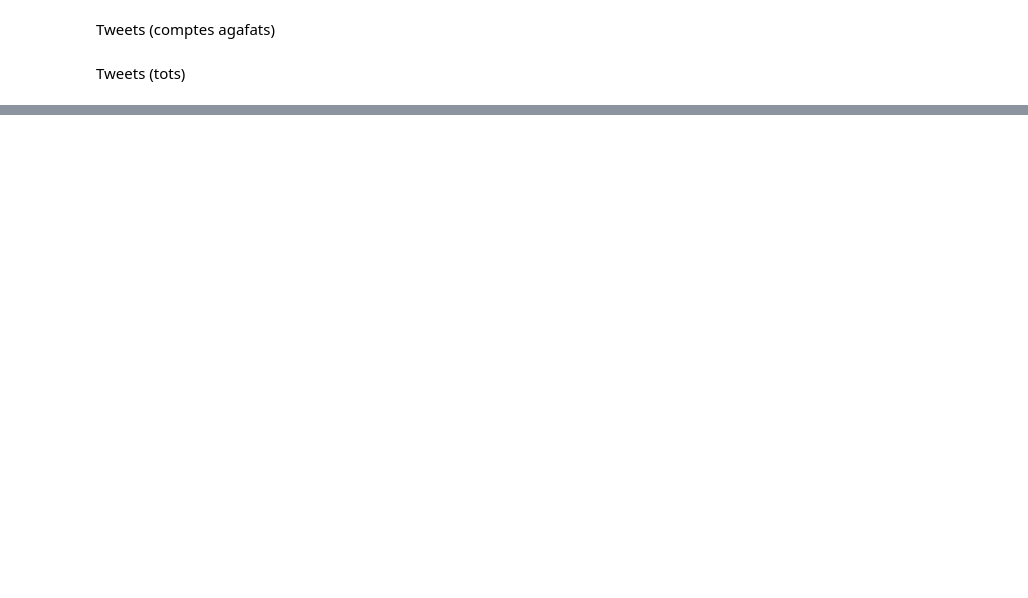
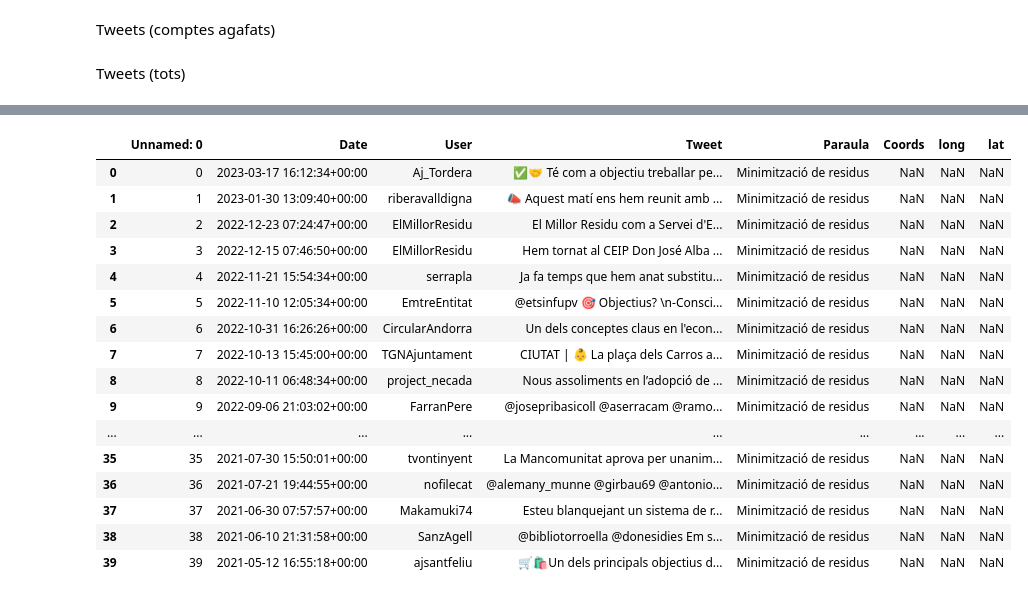
Before and after one commit to AlbertRoca29/EconomiaCircular, a Jupyter notebook: Script_exploració.ipynb, the cells around one changed output, grey strips where cells are left out. Saved outputs shown, nothing was run; the diff lists cells and outputs as text; code cells hidden in the pictures; blank space fills up the shorter version.

```diff
--- a/Script_exploració.ipynb
+++ b/Script_exploració.ipynb
@@ -106,0 +165,31 @@ list(T['Paraula'].value_counts().sort_values().keys())
+# %%
+def extreure(coordenada,xy='long'):
+    if(type(coordenada)!=str):
+        return coordenada
+    lon, lat = coordenada.replace("Coordinates(", "").replace(")", "").replace("longitude=", "").replace("latitude=", "").split(",")
+    if(xy=='long'):
+        return float(lon)
+    return float(lat)
+
+T_All["long"] = T_All["Coords"].apply(extreure,xy = 'long')
+T_All["lat"] = T_All["Coords"].apply(extreure,xy = 'lat')
+# %%
+T_All.head(40)
+# %% [output]
+|  | Unnamed: 0 | Date | User | Tweet | Paraula | Coords | long | lat |
+| 0 | 0 | 2023-03-17 16:12:34+00:00 | Aj_Tordera | ✅🤝 Té com a objectiu treballar pe... | Minimització de residus | NaN | NaN | NaN |
+| 1 | 1 | 2023-01-30 13:09:40+00:00 | riberavalldigna | 📣 Aquest matí ens hem reunit amb ... | Minimització de residus | NaN | NaN | NaN |
+| 2 | 2 | 2022-12-23 07:24:47+00:00 | ElMillorResidu | El Millor Residu com a Servei d'E... | Minimització de residus | NaN | NaN | NaN |
+| 3 | 3 | 2022-12-15 07:46:50+00:00 | ElMillorResidu | Hem tornat al CEIP Don José Alba ... | Minimització de residus | NaN | NaN | NaN |
+| 4 | 4 | 2022-11-21 15:54:34+00:00 | serrapla | Ja fa temps que hem anat substitu... | Minimització de residus | NaN | NaN | NaN |
+| 5 | 5 | 2022-11-10 12:05:34+00:00 | EmtreEntitat | @etsinfupv 🎯 Objectius? \n-Consci... | Minimització de residus | NaN | NaN | NaN |
+| 6 | 6 | 2022-10-31 16:26:26+00:00 | CircularAndorra | Un dels conceptes claus en l'econ... | Minimització de residus | NaN | NaN | NaN |
+| 7 | 7 | 2022-10-13 15:45:00+00:00 | TGNAjuntament | CIUTAT | 👶 La plaça dels Carros a... | Minimització de residus | NaN | NaN | NaN |
+| 8 | 8 | 2022-10-11 06:48:34+00:00 | project_necada | Nous assoliments en l’adopció de ... | Minimització de residus | NaN | NaN | NaN |
+| 9 | 9 | 2022-09-06 21:03:02+00:00 | FarranPere | @josepribasicoll @aserracam @ramo... | Minimització de residus | NaN | NaN | NaN |
+| ... | ... | ... | ... | ... | ... | ... | ... | ... |
+| 35 | 35 | 2021-07-30 15:50:01+00:00 | tvontinyent | La Mancomunitat aprova per unanim... | Minimització de residus | NaN | NaN | NaN |
+| 36 | 36 | 2021-07-21 19:44:55+00:00 | nofilecat | @alemany_munne @girbau69 @antonio... | Minimització de residus | NaN | NaN | NaN |
+| 37 | 37 | 2021-06-30 07:57:57+00:00 | Makamuki74 | Esteu blanquejant un sistema de r... | Minimització de residus | NaN | NaN | NaN |
+| 38 | 38 | 2021-06-10 21:31:58+00:00 | SanzAgell | @bibliotorroella @donesidies Em s... | Minimització de residus | NaN | NaN | NaN |
+| 39 | 39 | 2021-05-12 16:55:18+00:00 | ajsantfeliu | 🛒🛍️Un dels principals objectius d... | Minimització de residus | NaN | NaN | NaN |
```
Also changed, not shown: parts of 13 cells of this notebook.
